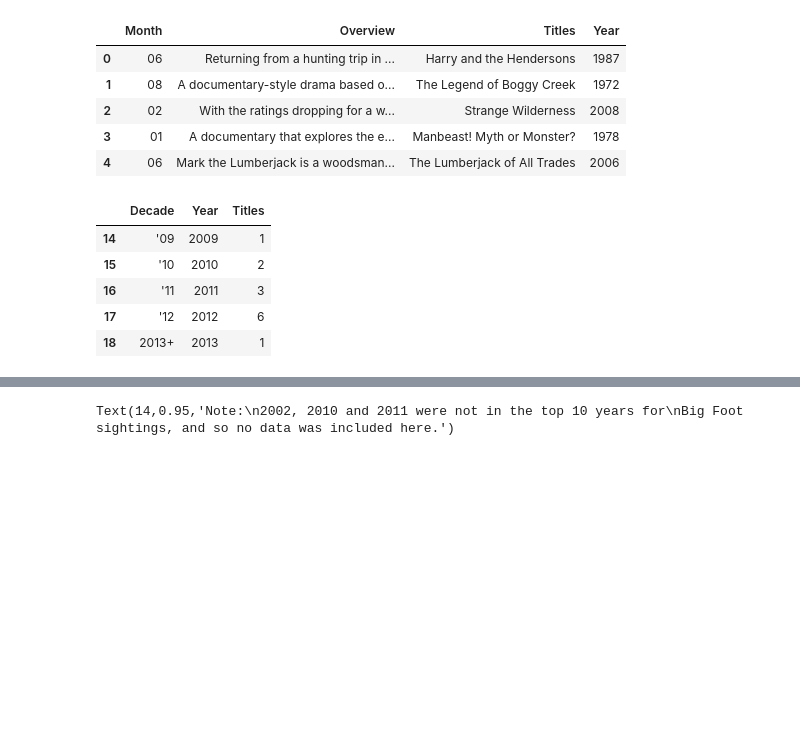
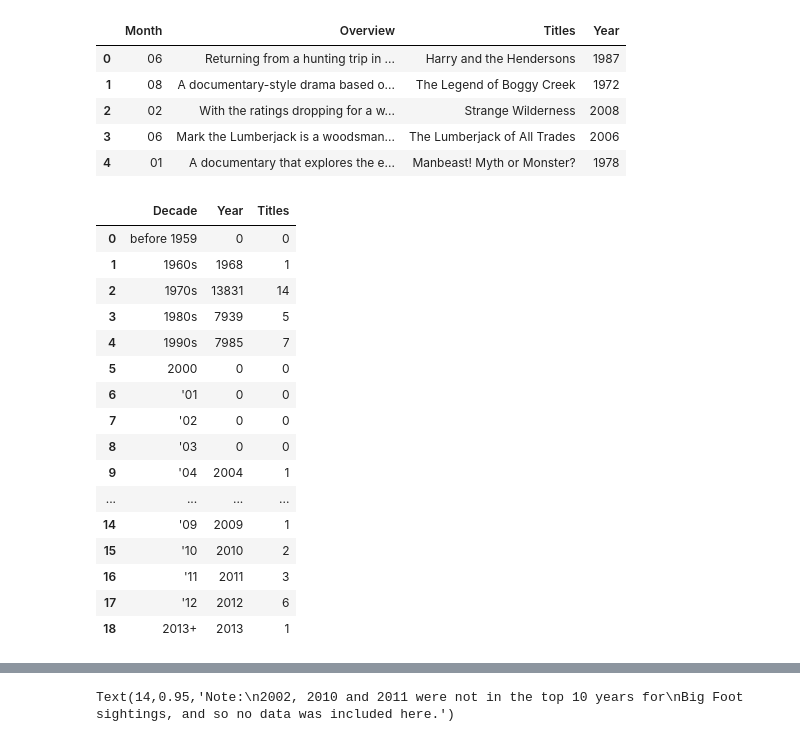
Before and after one commit to separks09/FalcorPython, a Jupyter notebook: FalcorSharon/Genres_BigFoot.ipynb, the cells around one changed output, grey strips where cells are left out. Cells and saved outputs as stored; diff of their text form; code cells hidden in the pictures; blank space fills up the shorter version.

```diff
--- a/FalcorSharon/Genres_BigFoot.ipynb
+++ b/FalcorSharon/Genres_BigFoot.ipynb
@@ -22,7 +22,7 @@ for x in range(6):
         release_dates.append(data["results"][y]["release_date"])
         overview.append(data["results"][y]["overview"])
 # %%
-url_tv = "https://api.themoviedb.org/3/discover/tv?&api_key="+api_key+"&page="+str(x+1)+"&with_keywords=9738|9951"
+url_tv = "https://api.themoviedb.org/3/discover/tv?&api_key="+api_key+"&page="+str(x+1)+"&with_keywords=2597|227007"
 response_tv = requests.get(url_tv)
 data_tv = response_tv.json()
 for x in range(len(data_tv["results"])):
@@ -59,8 +59,8 @@ movie_df.head()
 | 0 | 06 | Returning from a hunting trip in ... | Harry and the Hendersons | 1987 |
 | 1 | 08 | A documentary-style drama based o... | The Legend of Boggy Creek | 1972 |
 | 2 | 02 | With the ratings dropping for a w... | Strange Wilderness | 2008 |
-| 3 | 01 | A documentary that explores the e... | Manbeast! Myth or Monster? | 1978 |
-| 4 | 06 | Mark the Lumberjack is a woodsman... | The Lumberjack of All Trades | 2006 |
+| 3 | 06 | Mark the Lumberjack is a woodsman... | The Lumberjack of All Trades | 2006 |
+| 4 | 01 | A documentary that explores the e... | Manbeast! Myth or Monster? | 1978 |
 # %%
 movie_df.to_csv("bigfoot_movies_tv.csv")
 # %%
@@ -76,9 +76,20 @@ bin_labels = ["before 1959","1960s","1970s","1980s","1990s","2000","'01","'02","
 # %%
 year_df["Decade"] = pd.cut(year_df["Year"],bins,labels=bin_labels)
 movies_by_year = year_df.groupby(year_df["Decade"],as_index=False).sum()
-movies_by_year.tail()
+movies_by_year
 # %% [output]
 |  | Decade | Year | Titles |
+| 0 | before 1959 | 0 | 0 |
+| 1 | 1960s | 1968 | 1 |
+| 2 | 1970s | 13831 | 14 |
+| 3 | 1980s | 7939 | 5 |
+| 4 | 1990s | 7985 | 7 |
+| 5 | 2000 | 0 | 0 |
+| 6 | '01 | 0 | 0 |
+| 7 | '02 | 0 | 0 |
+| 8 | '03 | 0 | 0 |
+| 9 | '04 | 2004 | 1 |
+| ... | ... | ... | ... |
 | 14 | '09 | 2009 | 1 |
 | 15 | '10 | 2010 | 2 |
 | 16 | '11 | 2011 | 3 |
```
Also changed, not shown: parts of 2 cells of this notebook, 4 other files.
